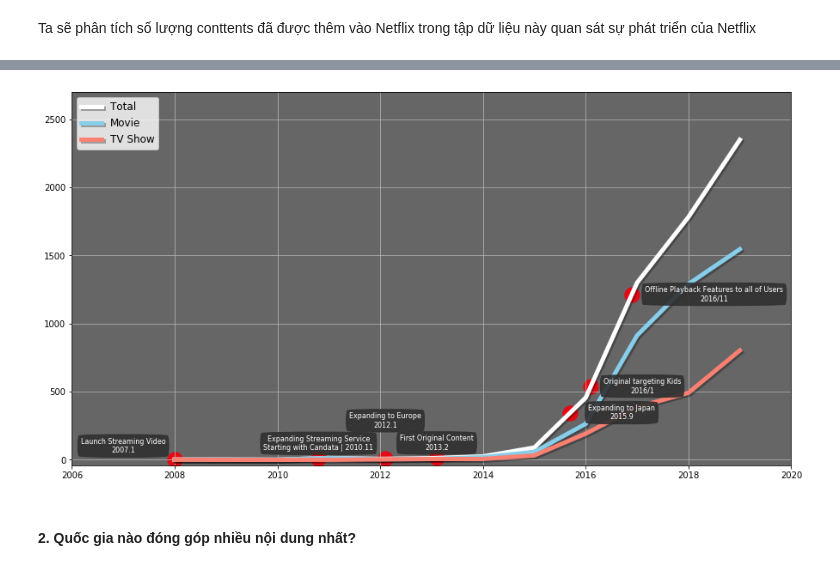
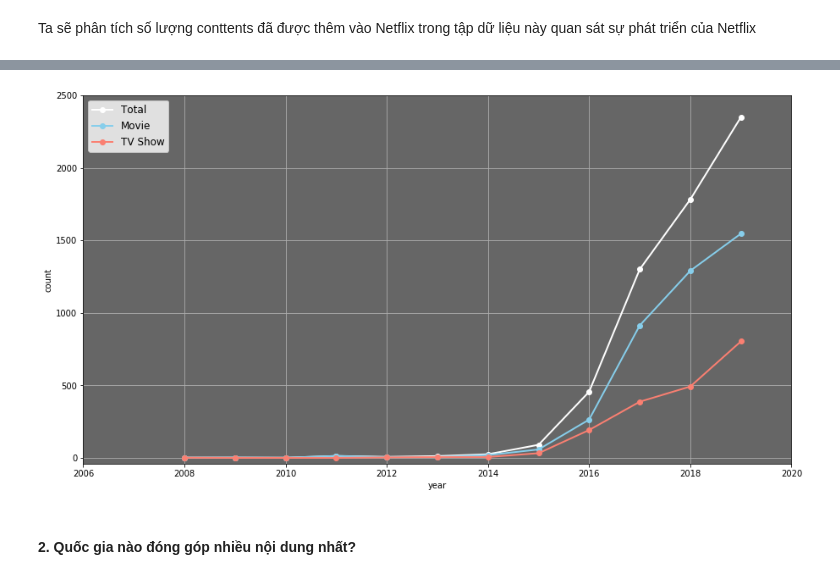
Before and after one commit to ducanh2505/Data_Science_Project, a Jupyter notebook: 171220-DaoDucAnh.ipynb, the cells around one changed output, grey strips where cells are left out. Drawn from its saved outputs; the diff is of its cells as text; code cells hidden in the pictures.

```diff
--- a/171220-DaoDucAnh.ipynb
+++ b/171220-DaoDucAnh.ipynb
@@ -256,58 +250,16 @@ type_data = df.groupby('type')['year_added'].value_counts().sort_index().unstack
-# %%
-import matplotlib.patheffects as path_effects
-year_data = df['year_added'].value_counts().sort_index().loc[:2019]
-type_data = df.groupby('type')['year_added'].value_counts().sort_index().unstack().fillna(0).T.loc[:2019]
-
-fig, ax = plt.subplots(1,1, figsize=(15, 8))
-ax.plot(year_data.index, year_data,  color="white", linewidth=5, label='Total', path_effects=[path_effects.SimpleLineShadow(),
-                       path_effects.Normal()])
-ax.plot(type_data.index, type_data['Movie'], color='skyblue', linewidth=5, label='Movie', path_effects=[path_effects.SimpleLineShadow(),
-                       path_effects.Normal()])
-ax.plot(type_data.index, type_data['TV Show'], color='salmon', linewidth=5, label='TV Show', path_effects=[path_effects.SimpleLineShadow(),
-                       path_effects.Normal()])
-
-ax.set_xlim(2006, 2020)
-ax.set_ylim(-40, 2700)
-
-t = [
-    2008,
-    2010.8,
-    2012.1,
-    2013.1,
-    2015.7,
-    2016.1,
-    2016.9
-]
-
-events = [
-    "Launch Streaming Video\n2007.1",
-    "Expanding Streaming Service\nStarting with Candata | 2010.11",
-    "Expanding to Europe\n2012.1",
-    "First Original Content\n2013.2",
-    "Expanding to Japan\n2015.9",
-    "Original targeting Kids\n2016/1",
-    "Offline Playback Features to all of Users\n2016/11"
-]
-
-up_down = [100, 110, 280, 110, 0, 0, 0]
-
-left_right = [ -1, 0, 0, 0, 1, 1, 1.6 ]
-
-for t_i, event_i, ud_i, lr_i in zip(t, events, up_down, left_right):
-    ax.annotate(event_i,
-                xy=(t_i + lr_i, year_data[int(t_i)] * (int(t_i+1)-t_i) + year_data[int(t_i)+1]  * (t_i-int(t_i)) + ud_i),
-                xytext=(0,0), textcoords='offset points',
-                va="center", ha="center",
-                color="w", fontsize=8,
-                bbox=dict(boxstyle='round4', pad=0.5, color='#303030', alpha=0.90))
-
-    # A proportional expression to draw the middle of the year
-    ax.scatter(t_i, year_data[int(t_i)] * (int(t_i+1)-t_i) + year_data[int(t_i)+1]  * (t_i-int(t_i)), color='#E50914', s=300)
-
-ax.set_facecolor((0.4, 0.4, 0.4))
-plt.legend(loc='upper left', fontsize=12)
-plt.grid();
-# %% [output]
-[figure, removed]
+# %%
+fig, ax = plt.subplots(1,1, figsize=(15, 8))
+ax.plot(year_data.index, year_data,  color="white", linewidth=2, label='Total',marker = 'o')
+ax.plot(type_data.index, type_data['Movie'], color='skyblue', linewidth=2, label='Movie',marker = 'o')
+ax.plot(type_data.index, type_data['TV Show'], color='salmon', linewidth=2, label='TV Show',marker = 'o')
+
+ax.set_xlim(2006, 2020)
+ax.set_ylim(-40, 2500)
+ax.set_facecolor((0.4, 0.4, 0.4))
+ax.set_ylabel("count"), ax.set_xlabel("year")
+plt.legend(loc='upper left', fontsize=12)
+plt.grid();
+# %% [output]
+[figure, added]
 # %% [markdown]
 #### 2. Quốc gia nào đóng góp nhiều nội dung nhất?
```
Also changed, not shown: parts of 3 cells of this notebook.
